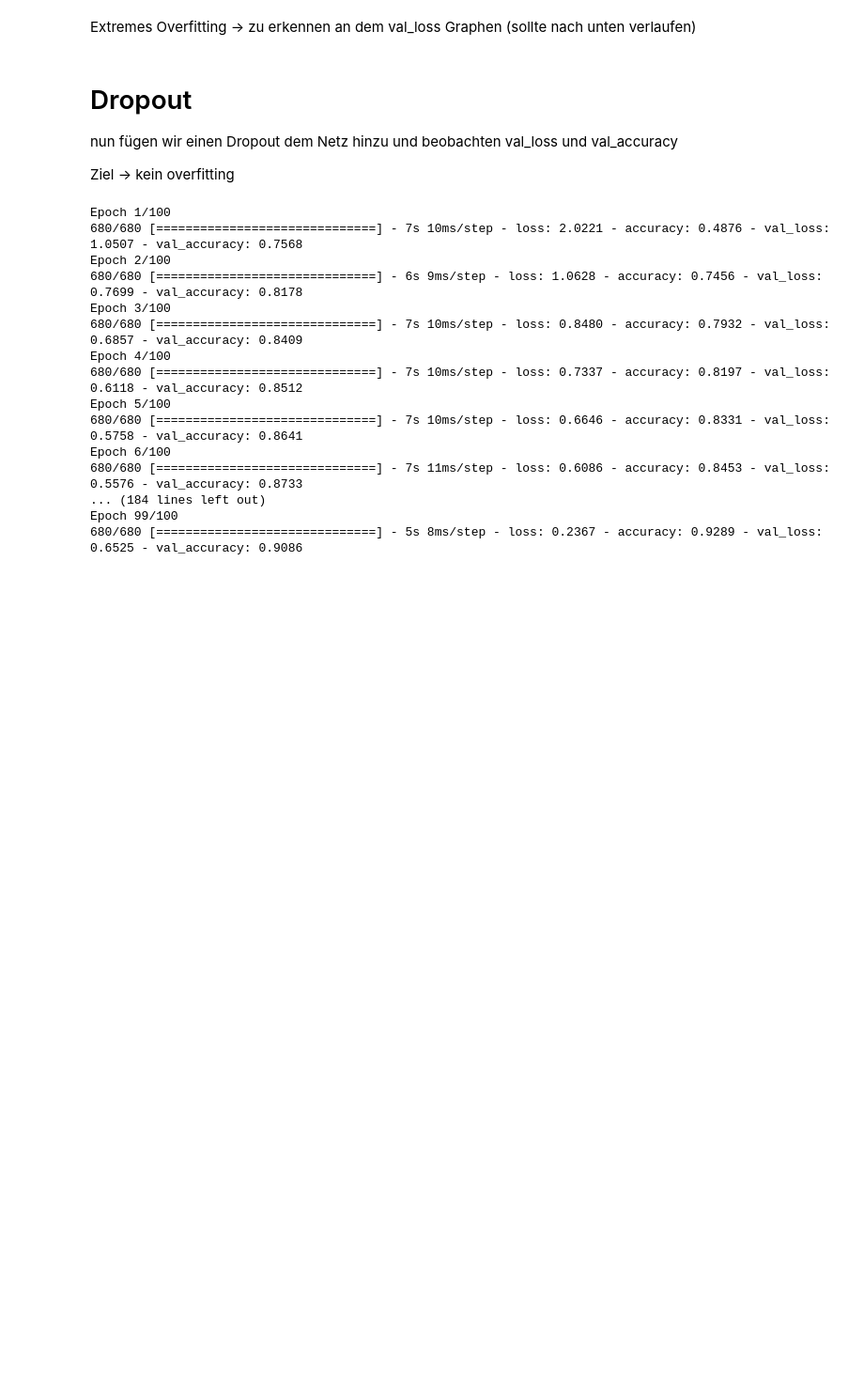
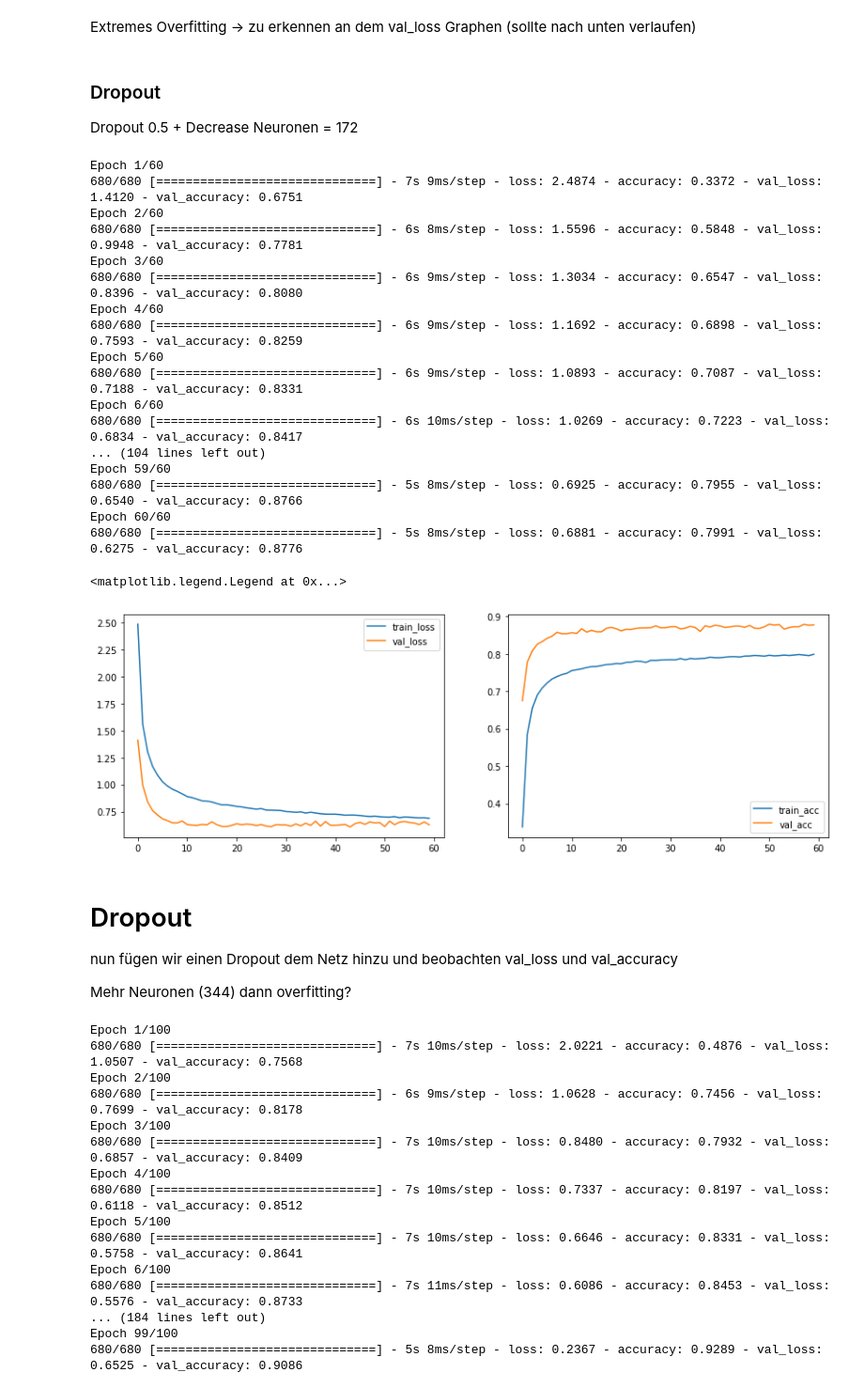
Before and after one commit to nmaaiken/neuro_modularbeit, a Jupyter notebook: 1_Hidden_Layer.ipynb, the cells around one changed output. Shown: that part at 94% size. Saved outputs shown, nothing was run; the diff lists cells and outputs as text; code cells hidden in the pictures; blank space fills up the shorter version.

```diff
--- a/1_Hidden_Layer.ipynb
+++ b/1_Hidden_Layer.ipynb
@@ -285,12 +338,67 @@ Epoch 100/100
 [figure]
 # %% [markdown]
 Extremes Overfitting -> zu erkennen an dem val_loss Graphen (sollte nach unten verlaufen)
+# %% [markdown]
+### Dropout
+Dropout 0.5  + Decrease Neuronen = 172
+# %%
+# Definition Topologie des Netzes
+three_layer_mlp_dropout_50 = Sequential()
+three_layer_mlp_dropout_50.add(Dense(172, activation ='relu', input_dim=1024))
+three_layer_mlp_dropout_50.add(Dropout(0.5))
+three_layer_mlp_dropout_50.add(Dense(43, activation='softmax'))
+
+#Lernprozess konfigurieren
+three_layer_mlp_dropout_50.compile(loss='categorical_crossentropy',
+              optimizer='adam',
+              metrics=['accuracy'])
+
+# Modell trainieren
+three_layer_mlp_dropout_50_history = three_layer_mlp_dropout_50.fit(x_train_gray, y_train_gray,
+          epochs=60, #Anzahl Trainingsepochen
+          batch_size=128, #Batch-Size
+          verbose=1,
+          validation_data=(x_test_gray, y_test_gray)) #print Ausgabe des Trainingsverlaufes 0=nein 1=ja
+
+#plt.plot(dnn_no_dropout_history.history['accuracy'], label='train_acc')
+#plt.plot(dnn_no_dropout_history.history['val_accuracy'], label='val_acc')
+plt.figure(figsize=(14,10))
+
+plt.subplot(221)
+plt.plot(three_layer_mlp_dropout_50_history.history['loss'], label='train_loss')
+plt.plot(three_layer_mlp_dropout_50_history.history['val_loss'], label='val_loss')
+plt.legend(['train_loss', 'val_loss'])
+
+plt.subplot(222)
+plt.plot(three_layer_mlp_dropout_50_history.history['accuracy'], label='train_acc')
+plt.plot(three_layer_mlp_dropout_50_history.history['val_accuracy'], label='val_acc')
+plt.legend(['train_acc', 'val_acc'])
+# %% [output]
+Epoch 1/60
+680/680 [==============================] - 7s 9ms/step - loss: 2.4874 - accuracy: 0.3372 - val_loss: 1.4120 - val_accuracy: 0.6751
+Epoch 2/60
+680/680 [==============================] - 6s 8ms/step - loss: 1.5596 - accuracy: 0.5848 - val_loss: 0.9948 - val_accuracy: 0.7781
+Epoch 3/60
+680/680 [==============================] - 6s 9ms/step - loss: 1.3034 - accuracy: 0.6547 - val_loss: 0.8396 - val_accuracy: 0.8080
+Epoch 4/60
+680/680 [==============================] - 6s 9ms/step - loss: 1.1692 - accuracy: 0.6898 - val_loss: 0.7593 - val_accuracy: 0.8259
+Epoch 5/60
+680/680 [==============================] - 6s 9ms/step - loss: 1.0893 - accuracy: 0.7087 - val_loss: 0.7188 - val_accuracy: 0.8331
+Epoch 6/60
+680/680 [==============================] - 6s 10ms/step - loss: 1.0269 - accuracy: 0.7223 - val_loss: 0.6834 - val_accuracy: 0.8417
+... (104 lines left out)
+Epoch 59/60
+680/680 [==============================] - 5s 8ms/step - loss: 0.6925 - accuracy: 0.7955 - val_loss: 0.6540 - val_accuracy: 0.8766
+Epoch 60/60
+680/680 [==============================] - 5s 8ms/step - loss: 0.6881 - accuracy: 0.7991 - val_loss: 0.6275 - val_accuracy: 0.8776
+<matplotlib.legend.Legend at 0x...>
+[figure, added]
 # %% [markdown]
 # Dropout
 
 nun fügen wir einen Dropout dem Netz hinzu und beobachten val_loss und val_accuracy
 
-Ziel -> kein overfitting
+Mehr Neuronen (344) dann overfitting?
 # %%
 # Definition Topologie des Netzes
 three_layer_mlp_dropout_50 = Sequential()
```
Also changed, not shown: parts of 12 cells of this notebook, 3 other files.
